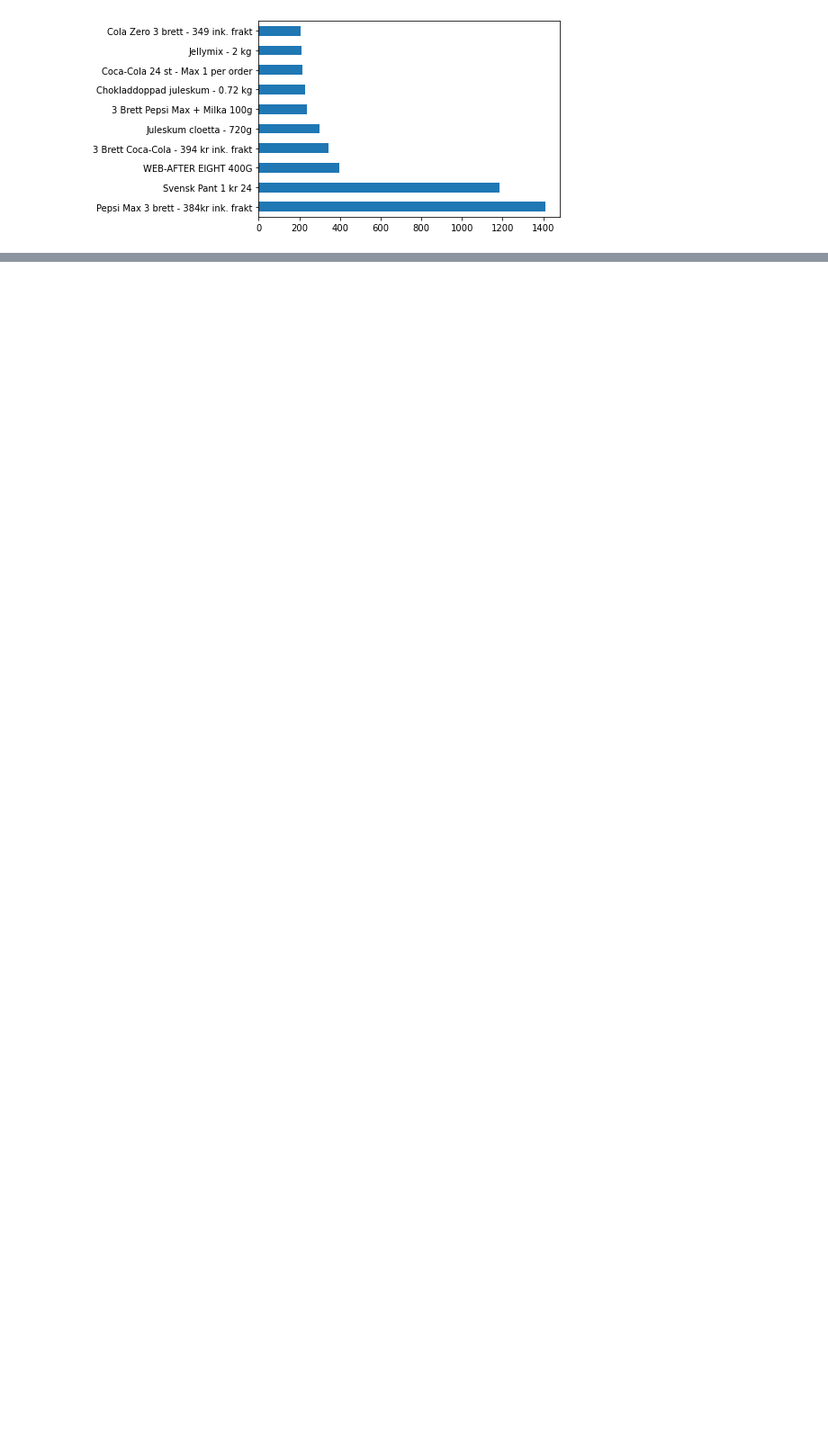
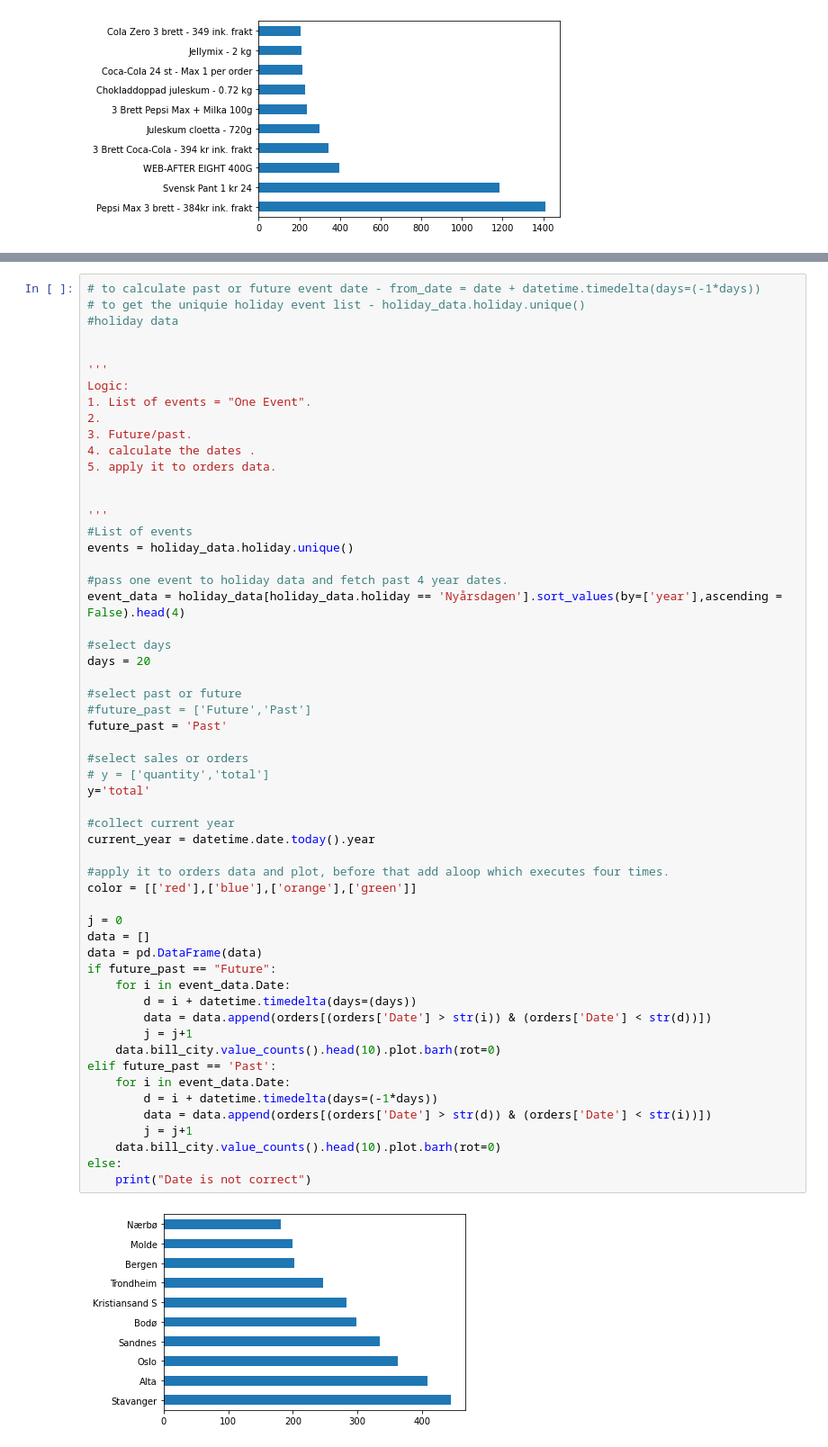
Before and after one commit to Iamnikhilramesh/Intern-files, a Jupyter notebook: Event Data Analysis(Q1).ipynb, the cells around one changed output, grey strips where cells are left out. Shown at 90% size. Drawn from its saved outputs; the diff is of its cells as text; blank space fills up the shorter version.

```diff
--- a/Event Data Analysis(Q1).ipynb
+++ b/Event Data Analysis(Q1).ipynb
@@ -393,0 +395,58 @@ else:
+# %%
+# to calculate past or future event date - from_date = date + datetime.timedelta(days=(-1*days))
+# to get the uniquie holiday event list - holiday_data.holiday.unique()
+#holiday data
+
+
+'''
+Logic:
+1. List of events = "One Event".
+2.
+3. Future/past.
+4. calculate the dates .
+5. apply it to orders data.
+
+
+'''
+#List of events
+events = holiday_data.holiday.unique()
+
+#pass one event to holiday data and fetch past 4 year dates.
+event_data = holiday_data[holiday_data.holiday == 'Nyårsdagen'].sort_values(by=['year'],ascending = False).head(4)
+
+#select days
+days = 20
+
+#select past or future
+#future_past = ['Future','Past']
+future_past = 'Past'
+
+#select sales or orders
+# y = ['quantity','total']
+y='total'
+
+#collect current year
+current_year = datetime.date.today().year
+
+#apply it to orders data and plot, before that add aloop which executes four times.
+color = [['red'],['blue'],['orange'],['green']]
+
+j = 0
+data = []
+data = pd.DataFrame(data)
+if future_past == "Future":
+    for i in event_data.Date:
+        d = i + datetime.timedelta(days=(days))
+        data = data.append(orders[(orders['Date'] > str(i)) & (orders['Date'] < str(d))])
+        j = j+1
+    data.bill_city.value_counts().head(10).plot.barh(rot=0)
+elif future_past == 'Past':
+    for i in event_data.Date:
+        d = i + datetime.timedelta(days=(-1*days))
+        data = data.append(orders[(orders['Date'] > str(d)) & (orders['Date'] < str(i))])
+        j = j+1
+    data.bill_city.value_counts().head(10).plot.barh(rot=0)
+else:
+    print("Date is not correct")
+# %% [output]
+[figure, added]
```
Also changed, not shown: parts of 2 cells of this notebook, 4 other files.
